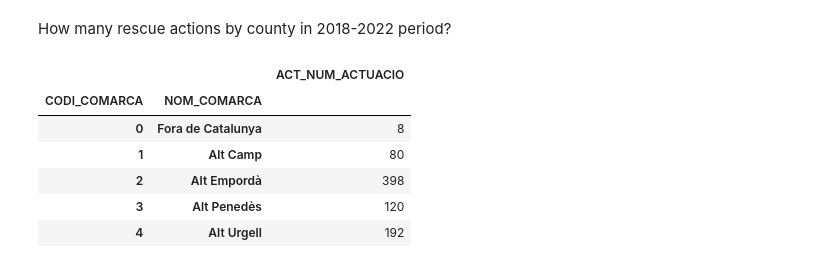
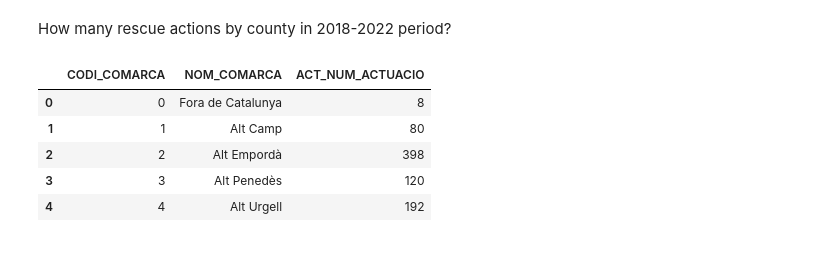
Before and after one commit to belenmvinhas/AVDM_ioib, a Jupyter notebook: ot/civil_protection_plans.ipynb, the cells around one changed output. Saved outputs shown, nothing was run; the diff lists cells and outputs as text; code cells hidden in the pictures.

```diff
--- a/ot/civil_protection_plans.ipynb
+++ b/ot/civil_protection_plans.ipynb
@@ -91,16 +93,15 @@ array(['Pallars Sobirà', 'Priorat', 'Garraf', "Val d'Aran", 'Cerdanya',
 # %% [markdown]
 How many rescue actions by county in 2018-2022 period?
 # %%
-rescue_tot_comarca = filt_rescues[["CODI_COMARCA", "NOM_COMARCA","ACT_NUM_ACTUACIO"]].groupby(["CODI_COMARCA", "NOM_COMARCA"]).count().copy(deep = True)
+rescue_tot_comarca = filt_rescues[["CODI_COMARCA", "NOM_COMARCA","ACT_NUM_ACTUACIO"]].groupby(["CODI_COMARCA", "NOM_COMARCA"]).count().copy(deep = True).reset_index()
 rescue_tot_comarca.head()
 # %% [output]
-|  |  | ACT_NUM_ACTUACIO |
-| CODI_COMARCA | NOM_COMARCA |  |
-| 0 | Fora de Catalunya | 8 |
-| 1 | Alt Camp | 80 |
-| 2 | Alt Empordà | 398 |
-| 3 | Alt Penedès | 120 |
-| 4 | Alt Urgell | 192 |
+|  | CODI_COMARCA | NOM_COMARCA | ACT_NUM_ACTUACIO |
+| 0 | 0 | Fora de Catalunya | 8 |
+| 1 | 1 | Alt Camp | 80 |
+| 2 | 2 | Alt Empordà | 398 |
+| 3 | 3 | Alt Penedès | 120 |
+| 4 | 4 | Alt Urgell | 192 |
 # %%
 #We are only interested in rescue actions in Catalonia, se we need to pop 'Fora de Catalunya'
 rescue_tot_comarca.drop(0, inplace =  True)
```
Also changed, not shown: parts of 8 cells of this notebook, 1 other file.
